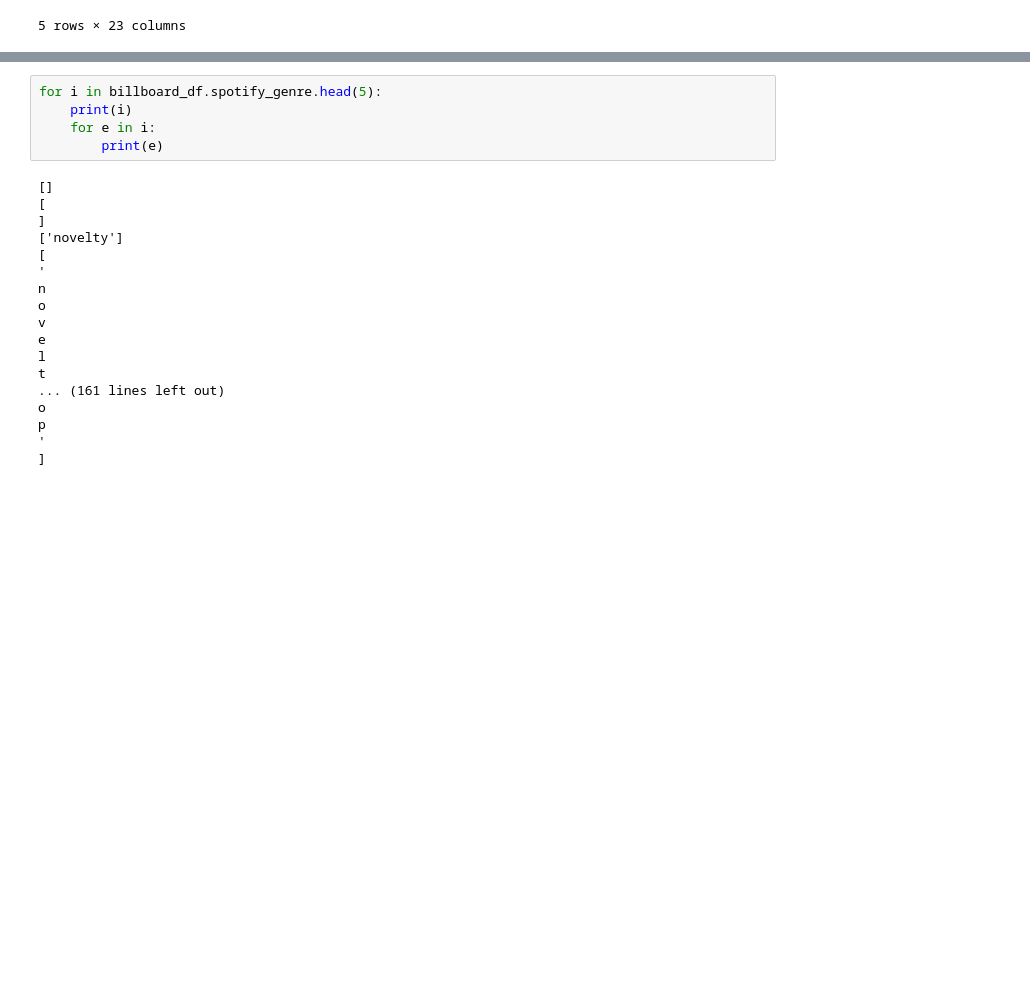
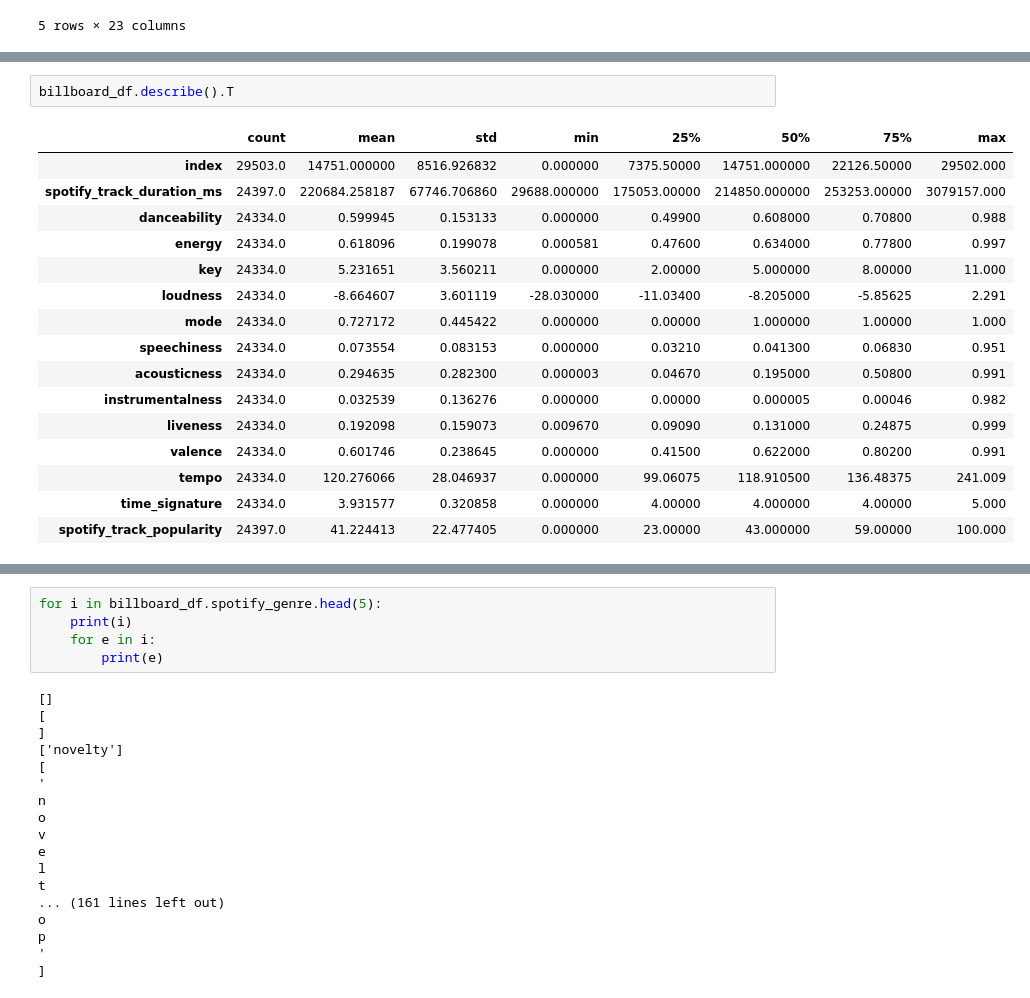
Before and after one commit to alelovo/Project_programming, a Jupyter notebook: project.ipynb, the cells around one changed output, grey strips where cells are left out. Cells and saved outputs as stored; diff of their text form; blank space fills up the shorter version.

```diff
--- a/project.ipynb
+++ b/project.ipynb
@@ -13,0 +36,19 @@ billboard_df.head(5)
+# %%
+billboard_df.describe().T
+# %% [output]
+|  | count | mean | std | min | 25% | 50% | 75% | max |
+| index | 29503.0 | 14751.000000 | 8516.926832 | 0.000000 | 7375.50000 | 14751.000000 | 22126.50000 | 29502.000 |
+| spotify_track_duration_ms | 24397.0 | 220684.258187 | 67746.706860 | 29688.000000 | 175053.00000 | 214850.000000 | 253253.00000 | 3079157.000 |
+| danceability | 24334.0 | 0.599945 | 0.153133 | 0.000000 | 0.49900 | 0.608000 | 0.70800 | 0.988 |
+| energy | 24334.0 | 0.618096 | 0.199078 | 0.000581 | 0.47600 | 0.634000 | 0.77800 | 0.997 |
+| key | 24334.0 | 5.231651 | 3.560211 | 0.000000 | 2.00000 | 5.000000 | 8.00000 | 11.000 |
+| loudness | 24334.0 | -8.664607 | 3.601119 | -28.030000 | -11.03400 | -8.205000 | -5.85625 | 2.291 |
+| mode | 24334.0 | 0.727172 | 0.445422 | 0.000000 | 0.00000 | 1.000000 | 1.00000 | 1.000 |
+| speechiness | 24334.0 | 0.073554 | 0.083153 | 0.000000 | 0.03210 | 0.041300 | 0.06830 | 0.951 |
+| acousticness | 24334.0 | 0.294635 | 0.282300 | 0.000003 | 0.04670 | 0.195000 | 0.50800 | 0.991 |
+| instrumentalness | 24334.0 | 0.032539 | 0.136276 | 0.000000 | 0.00000 | 0.000005 | 0.00046 | 0.982 |
+| liveness | 24334.0 | 0.192098 | 0.159073 | 0.009670 | 0.09090 | 0.131000 | 0.24875 | 0.999 |
+| valence | 24334.0 | 0.601746 | 0.238645 | 0.000000 | 0.41500 | 0.622000 | 0.80200 | 0.991 |
+| tempo | 24334.0 | 120.276066 | 28.046937 | 0.000000 | 99.06075 | 118.910500 | 136.48375 | 241.009 |
+| time_signature | 24334.0 | 3.931577 | 0.320858 | 0.000000 | 4.00000 | 4.000000 | 4.00000 | 5.000 |
+| spotify_track_popularity | 24397.0 | 41.224413 | 22.477405 | 0.000000 | 23.00000 | 43.000000 | 59.00000 | 100.000 |
```
Also changed, not shown: parts of 19 cells of this notebook.
